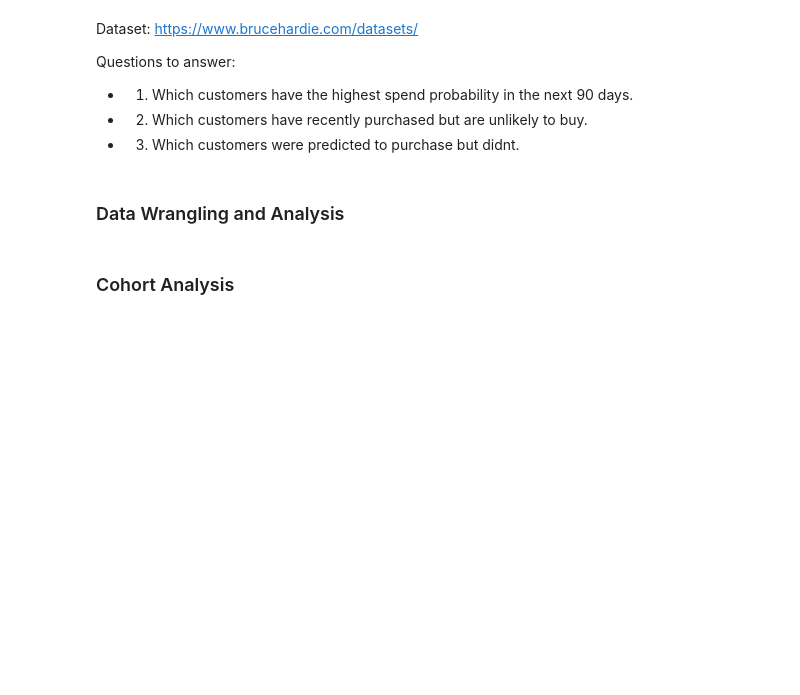
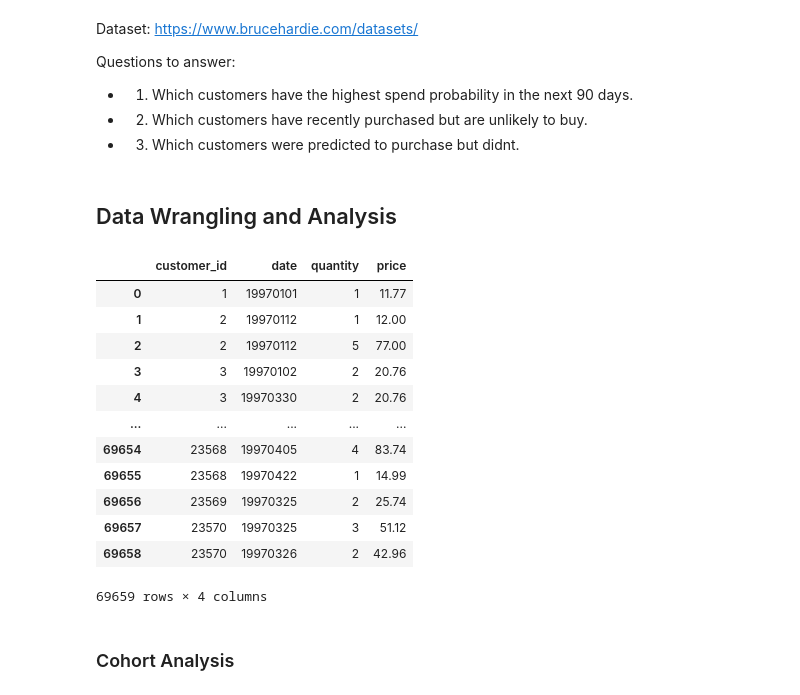
Before and after one commit to nicolas2192/CustomerLifeTimeValue, a Jupyter notebook: notebooks/cdnow.ipynb, the cells around one changed output. Cells and saved outputs as stored; diff of their text form; code cells hidden in the pictures; blank space fills up the shorter version.

```diff
--- a/notebooks/cdnow.ipynb
+++ b/notebooks/cdnow.ipynb
@@ -20,8 +23,24 @@ from sklearn.model_selection import GridSearchCV
 # %% [markdown]
-### Data Wrangling and Analysis
+## Data Wrangling and Analysis
 # %%
 # Reading txt file, notice sep implementation.
 df = pd.read_csv('../trash/CDNOW_master.txt', names=['customer_id', 'date', 'quantity', 'price'], sep='\s+' )
+# %%
+df
+# %% [output]
+|  | customer_id | date | quantity | price |
+| 0 | 1 | 19970101 | 1 | 11.77 |
+| 1 | 2 | 19970112 | 1 | 12.00 |
+| 2 | 2 | 19970112 | 5 | 77.00 |
+| 3 | 3 | 19970102 | 2 | 20.76 |
+| 4 | 3 | 19970330 | 2 | 20.76 |
+| ... | ... | ... | ... | ... |
+| 69654 | 23568 | 19970405 | 4 | 83.74 |
+| 69655 | 23568 | 19970422 | 1 | 14.99 |
+| 69656 | 23569 | 19970325 | 2 | 25.74 |
+| 69657 | 23570 | 19970325 | 3 | 51.12 |
+| 69658 | 23570 | 19970326 | 2 | 42.96 |
+69659 rows × 4 columns
 # %%
 # Turning 19970101 into a date (1997-01-01)
 df['date'] = pd.to_datetime(df['date'].astype(str))
```
Also changed, not shown: parts of 24 cells of this notebook, 1 other file.
